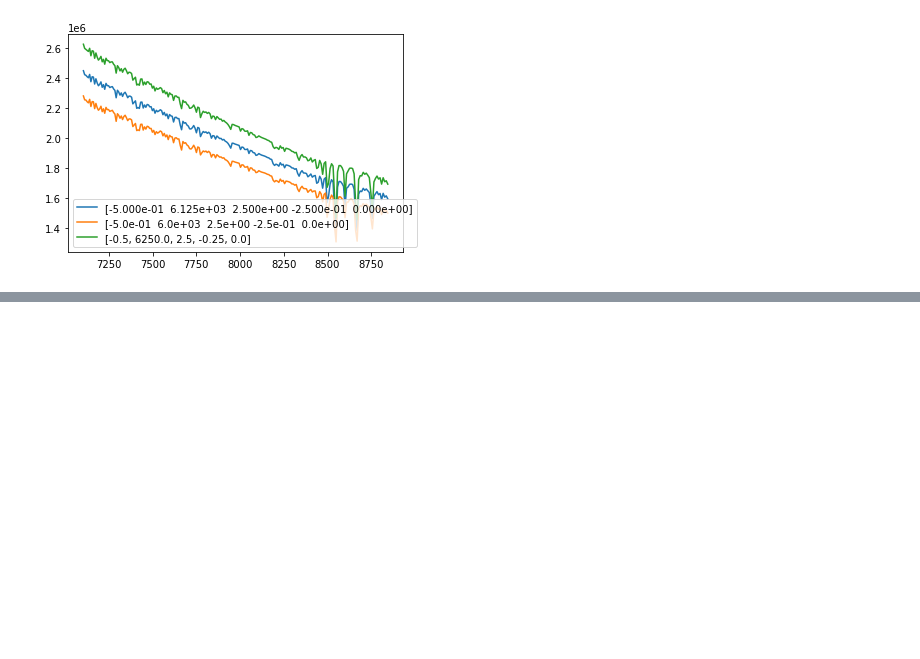
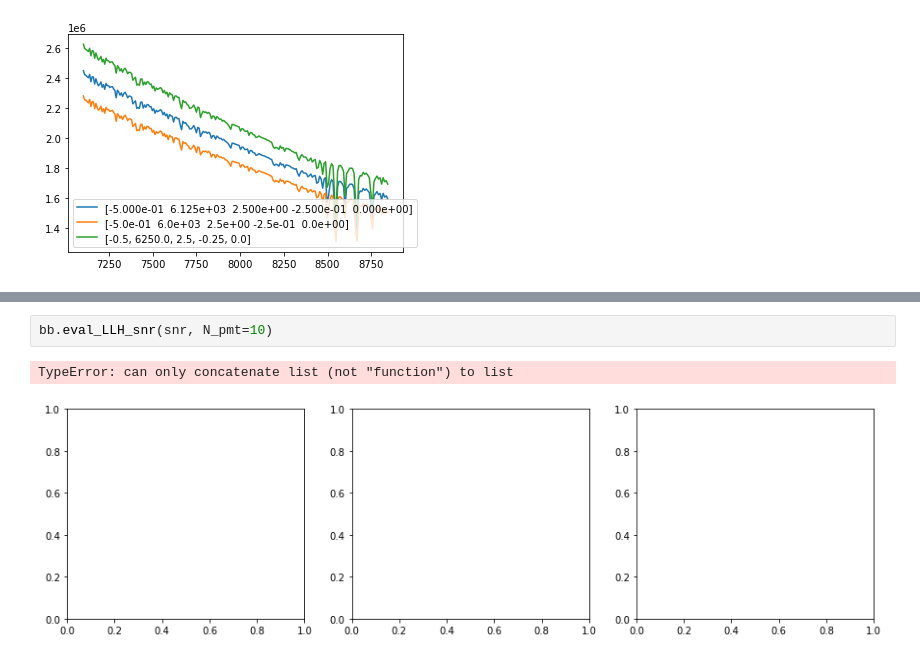
Before and after one commit to ViskaWei/PIML_v0, a Jupyter notebook: nb/test.ipynb, the cells around one changed output, grey strips where cells are left out. Drawn from its saved outputs; the diff is of its cells as text; blank space fills up the shorter version.

```diff
--- a/nb/test.ipynb
+++ b/nb/test.ipynb
@@ -56,0 +82,5 @@ estimate 2.4991455078125
+# %%
+bb.eval_LLH_snr(snr, N_pmt=10)
+# %% [output]
+TypeError: can only concatenate list (not "function") to list
+[figure, added]
```
Also changed, not shown: parts of 7 cells of this notebook, 3 other files.
